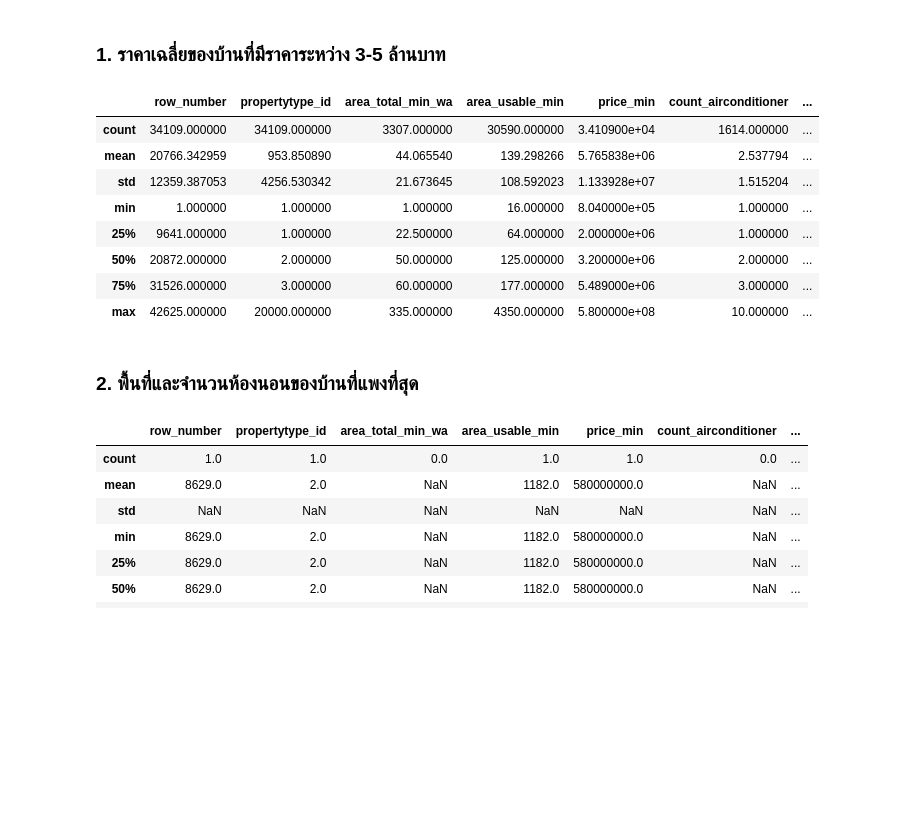
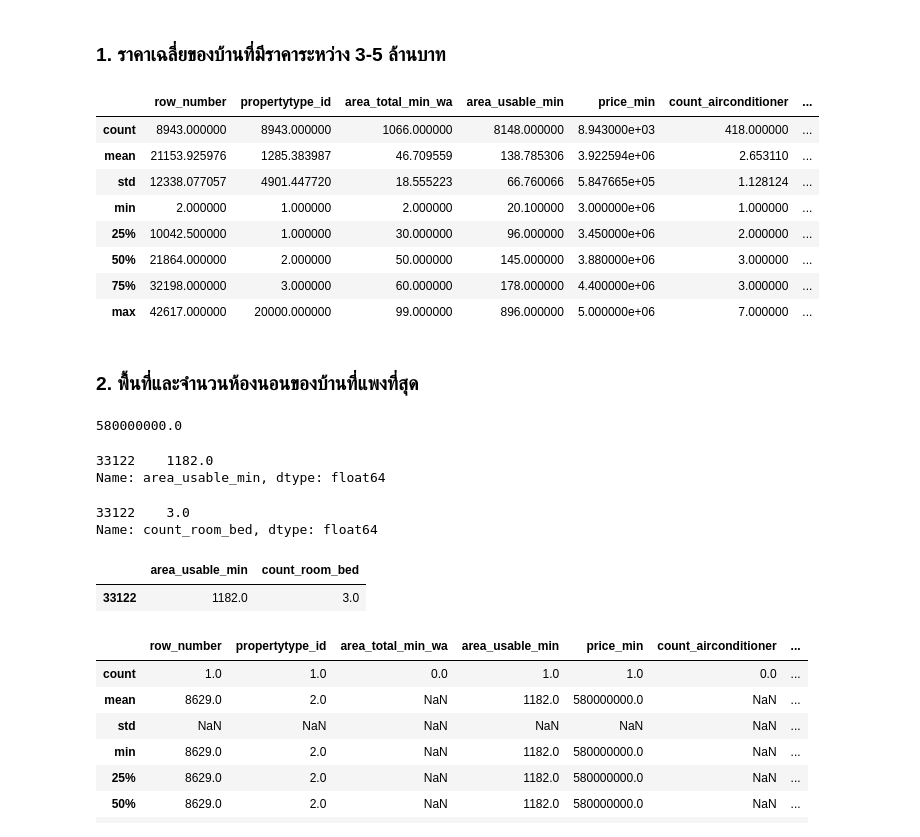
Before and after one commit to supatsara2002/BasicProg_DataViz65, a Jupyter notebook: Pandas_Dataframe_.ipynb, the cells around one changed output. Drawn from its saved outputs; the diff is of its cells as text; code cells hidden in the pictures; blank space fills up the shorter version.

```diff
--- a/Pandas_Dataframe_.ipynb
+++ b/Pandas_Dataframe_.ipynb
@@ -213,17 +213,36 @@ data1[data1['price_min']>10000000].describe()
 # %% [markdown]
 ### 1. ราคาเฉลี่ยของบ้านที่มีราคาระหว่าง 3-5 ล้านบาท
 # %%
-data1[data1['price_min']>=3000000&5000000].describe()
+data1[(data1['price_min']>=3000000)&(data1['price_min']<=5000000)].describe()
 # %% [output]
 |  | row_number | propertytype_id | area_total_min_wa | area_usable_min | price_min | count_airconditioner | ... |
-| count | 34109.000000 | 34109.000000 | 3307.000000 | 30590.000000 | 3.410900e+04 | 1614.000000 | ... |
-| mean | 20766.342959 | 953.850890 | 44.065540 | 139.298266 | 5.765838e+06 | 2.537794 | ... |
-| std | 12359.387053 | 4256.530342 | 21.673645 | 108.592023 | 1.133928e+07 | 1.515204 | ... |
-| min | 1.000000 | 1.000000 | 1.000000 | 16.000000 | 8.040000e+05 | 1.000000 | ... |
-| 25% | 9641.000000 | 1.000000 | 22.500000 | 64.000000 | 2.000000e+06 | 1.000000 | ... |
-| 50% | 20872.000000 | 2.000000 | 50.000000 | 125.000000 | 3.200000e+06 | 2.000000 | ... |
-| 75% | 31526.000000 | 3.000000 | 60.000000 | 177.000000 | 5.489000e+06 | 3.000000 | ... |
-| max | 42625.000000 | 20000.000000 | 335.000000 | 4350.000000 | 5.800000e+08 | 10.000000 | ... |
+| count | 8943.000000 | 8943.000000 | 1066.000000 | 8148.000000 | 8.943000e+03 | 418.000000 | ... |
+| mean | 21153.925976 | 1285.383987 | 46.709559 | 138.785306 | 3.922594e+06 | 2.653110 | ... |
+| std | 12338.077057 | 4901.447720 | 18.555223 | 66.760066 | 5.847665e+05 | 1.128124 | ... |
+| min | 2.000000 | 1.000000 | 2.000000 | 20.100000 | 3.000000e+06 | 1.000000 | ... |
+| 25% | 10042.500000 | 1.000000 | 30.000000 | 96.000000 | 3.450000e+06 | 2.000000 | ... |
+| 50% | 21864.000000 | 2.000000 | 50.000000 | 145.000000 | 3.880000e+06 | 3.000000 | ... |
+| 75% | 32198.000000 | 3.000000 | 60.000000 | 178.000000 | 4.400000e+06 | 3.000000 | ... |
+| max | 42617.000000 | 20000.000000 | 99.000000 | 896.000000 | 5.000000e+06 | 7.000000 | ... |
 # %% [markdown]
 ### 2. พื้นที่และจำนวนห้องนอนของบ้านที่แพงที่สุด
+# %%
+data1['price_min'].max()
+# %% [output]
+580000000.0
+# %%
+data1[data1['price_min']==580000000.0]['area_usable_min']
+# %% [output]
+33122    1182.0
+Name: area_usable_min, dtype: float64
+# %%
+data1[data1['price_min']==580000000.0]['count_room_bed']
+# %% [output]
+33122    3.0
+Name: count_room_bed, dtype: float64
+# %%
+data1[data1['price_min']==580000000.0][['area_usable_min','count_room_bed']]
+# %% [output]
+|  | area_usable_min | count_room_bed |
+| 33122 | 1182.0 | 3.0 |
 # %%
```
Also changed, not shown: parts of 23 cells of this notebook.
